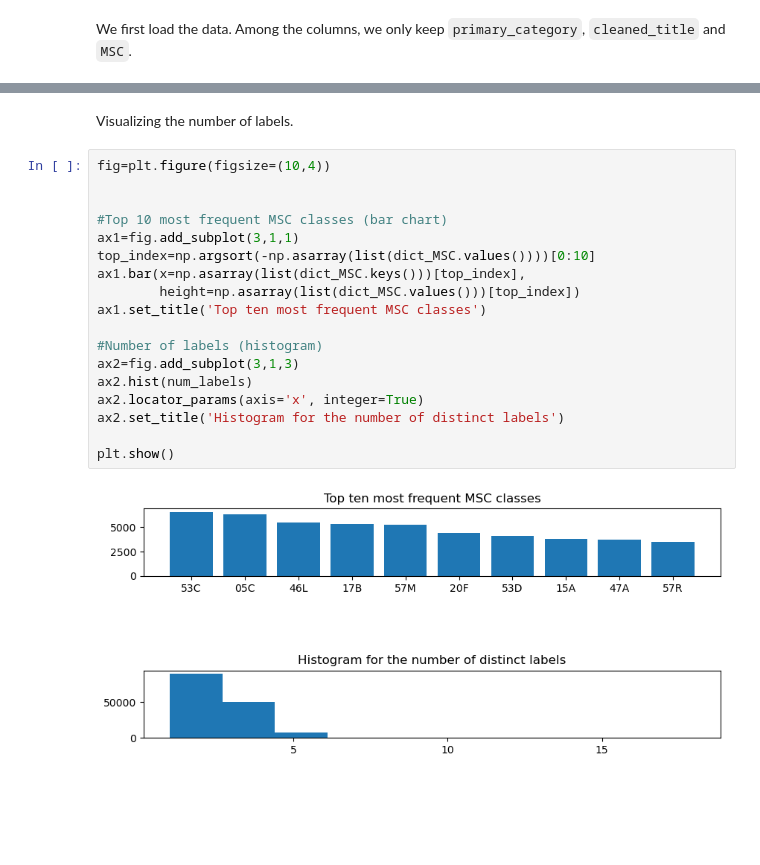
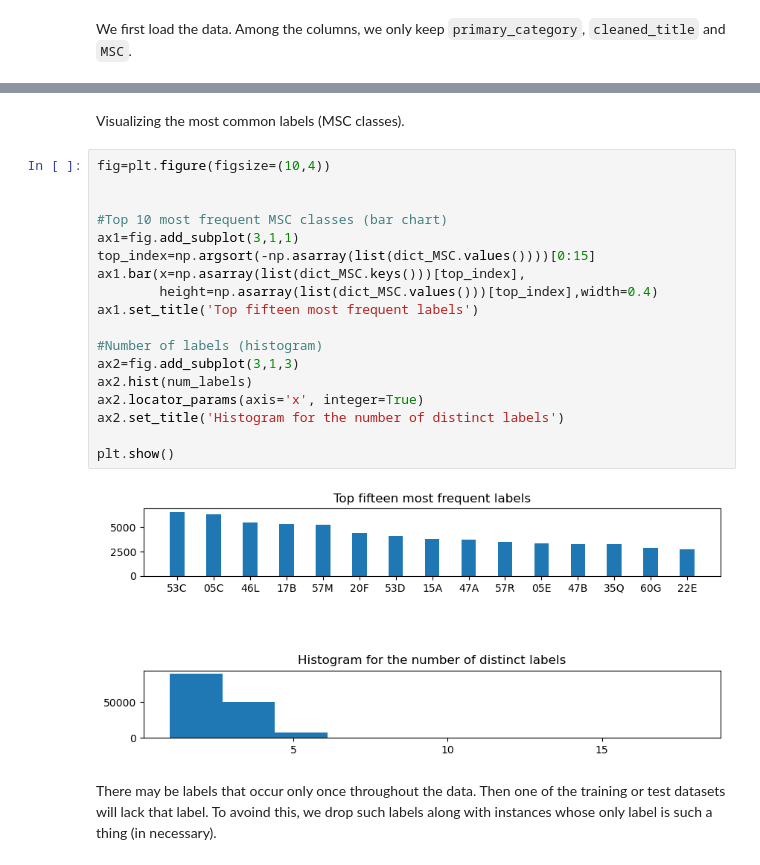
Before and after one commit to FilomKhash/Math-Preprint-Classifier, a Jupyter notebook: Models.ipynb, the cells around one changed output, grey strips where cells are left out. Cells and saved outputs as stored; diff of their text form; blank space fills up the shorter version.

```diff
--- a/Models.ipynb
+++ b/Models.ipynb
@@ -83,22 +126,24 @@ The average number of labels per entry is 2.37.
 # %% [markdown]
-Visualizing the number of labels.
+Visualizing the most common labels (MSC classes).
 # %%
 fig=plt.figure(figsize=(10,4))
 
 
 #Top 10 most frequent MSC classes (bar chart)
 ax1=fig.add_subplot(3,1,1)
-top_index=np.argsort(-np.asarray(list(dict_MSC.values())))[0:10]
+top_index=np.argsort(-np.asarray(list(dict_MSC.values())))[0:15]
 ax1.bar(x=np.asarray(list(dict_MSC.keys()))[top_index],
-        height=np.asarray(list(dict_MSC.values()))[top_index])
-ax1.set_title('Top ten most frequent MSC classes')
+        height=np.asarray(list(dict_MSC.values()))[top_index],width=0.4)
+ax1.set_title('Top fifteen most frequent labels')
 
 #Number of labels (histogram)
 ax2=fig.add_subplot(3,1,3)
 ax2.hist(num_labels)
 ax2.locator_params(axis='x', integer=True)
 ax2.set_title('Histogram for the number of distinct labels')
 
 plt.show()
 # %% [output]
-[figure, old version]
+[figure, new version]
+# %% [markdown]
+There may be labels that occur only once throughout the data. Then one of the training or test datasets will lack that label. To avoind this, we drop such labels along with instances whose only label is such a thing (in necessary).
```
Also changed, not shown: parts of 25 cells of this notebook, 4 other files.
